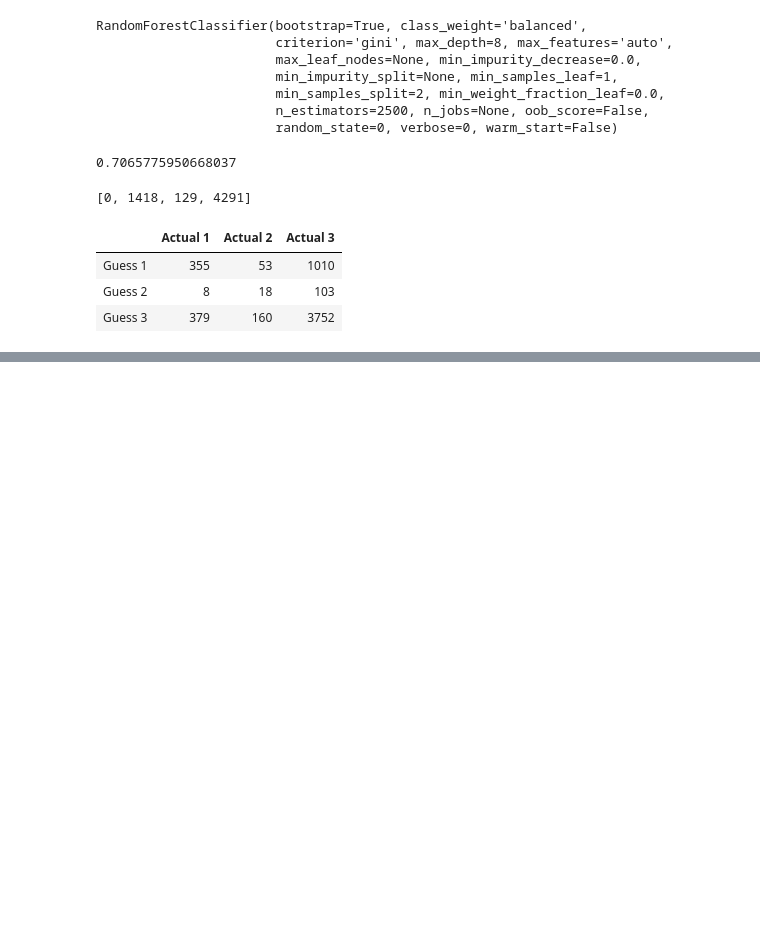
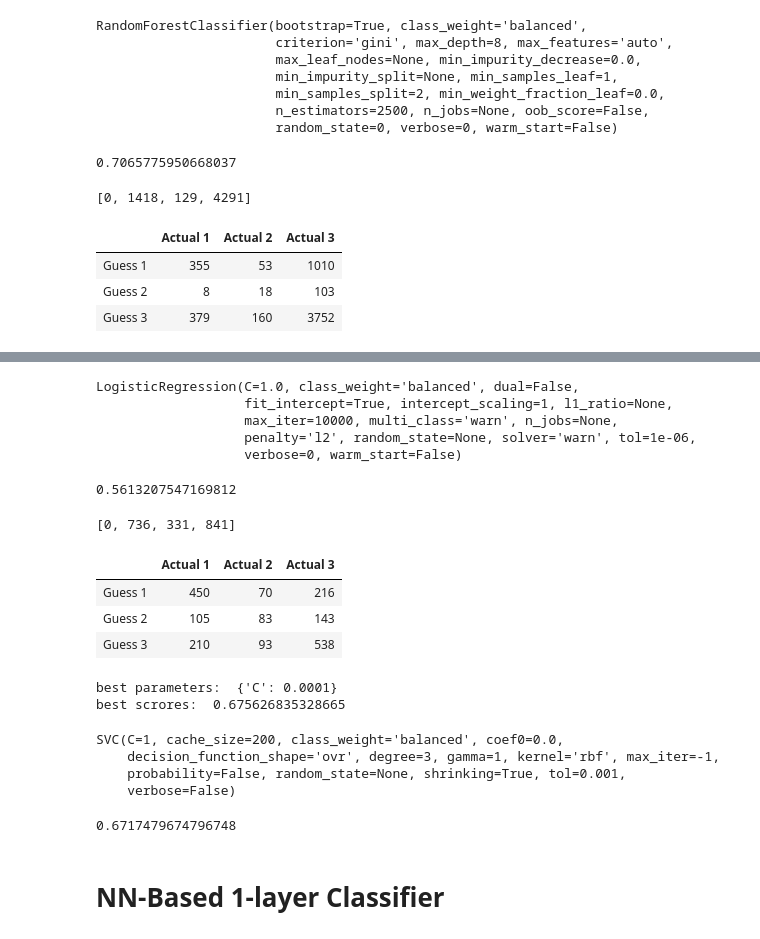
Before and after one commit to JonathanOnorato/BERT_Explore, a Jupyter notebook: BERTplusClassifier.ipynb, the cells around one changed output, grey strips where cells are left out. Saved outputs shown, nothing was run; the diff lists cells and outputs as text; code cells hidden in the pictures; blank space fills up the shorter version.

Commit message:
Added AdaBoost and made an NN classifier, which still has some kinks.

```diff
--- a/BERTplusClassifier.ipynb
+++ b/BERTplusClassifier.ipynb
@@ -931,0 +1147,45 @@ CV_comp_NB = GridSearchCV(estimator = weighted_comp_NB, param_grid = param_grid_
+# %%
+#Now a train/test split on the subsampled labels
+sub_train_tokens, sub_test_tokens, sub_train_labels, sub_test_labels  = train_test_split(subsampled_tokens, subsampled_labels)
+# %%
+weighted_LR_CLF = LogisticRegression(class_weight = 'balanced', max_iter = 10000, tol = 0.000001)
+weighted_LR_CLF.fit(sub_train_tokens, sub_train_labels)
+# %% [output]
+LogisticRegression(C=1.0, class_weight='balanced', dual=False,
+                   fit_intercept=True, intercept_scaling=1, l1_ratio=None,
+                   max_iter=10000, multi_class='warn', n_jobs=None,
+                   penalty='l2', random_state=None, solver='warn', tol=1e-06,
+                   verbose=0, warm_start=False)
+# %%
+weighted_LR_CLF.score(sub_test_tokens, sub_test_labels)
+# %% [output]
+0.5613207547169812
+# %%
+sub_predict_LR = weighted_LR_CLF.predict(sub_test_tokens)
+# %%
+sub_LR_predictions = [0,0,0,0]
+for i in range(len(sub_predict_LR)):
+    sub_LR_predictions[sub_predict_LR[i]] += 1
+print(sub_LR_predictions)
+# %% [output]
+[0, 736, 331, 841]
+# %%
+sub_LR_conf_mat = confusion_matrix(sub_predict_LR, sub_test_labels)
+sub_LR_confusion_mat = pd.DataFrame(sub_LR_conf_mat, columns = ["Actual 1", "Actual 2", "Actual 3"], index = ["Guess 1", "Guess 2", "Guess 3"])
+# %%
+sub_LR_confusion_mat
+# %% [output]
+|  | Actual 1 | Actual 2 | Actual 3 |
+| Guess 1 | 450 | 70 | 216 |
+| Guess 2 | 105 | 83 | 143 |
+| Guess 3 | 210 | 93 | 538 |
+# %%
+params = {'C': np.linspace(0.0001, 100, 10)}
+sub_LR_Grid = GridSearchCV(LogisticRegression(class_weight = 'balanced'), params)
+sub_LR_Grid.fit(sub_train_tokens, sub_train_labels)
+
+print('best parameters: ', sub_LR_Grid.best_params_)
+print('best scrores: ', sub_LR_Grid.best_score_)
+# %% [output]
+best parameters:  {'C': 0.0001}
+best scrores:  0.675626835328665
@@ -931,0 +1194,13 @@ CV_comp_NB = GridSearchCV(estimator = weighted_comp_NB, param_grid = param_grid_
+# %%
+sub_svc.fit(sub_train_tokens, sub_train_labels)
+# %% [output]
+SVC(C=1, cache_size=200, class_weight='balanced', coef0=0.0,
+    decision_function_shape='ovr', degree=3, gamma=1, kernel='rbf', max_iter=-1,
+    probability=False, random_state=None, shrinking=True, tol=0.001,
+    verbose=False)
+# %%
+sub_svc.score(sub_test_tokens, sub_test_labels)
+# %% [output]
+0.6717479674796748
+# %% [markdown]
+# NN-Based 1-layer Classifier
```
Also changed, not shown: parts of 77 cells of this notebook.
